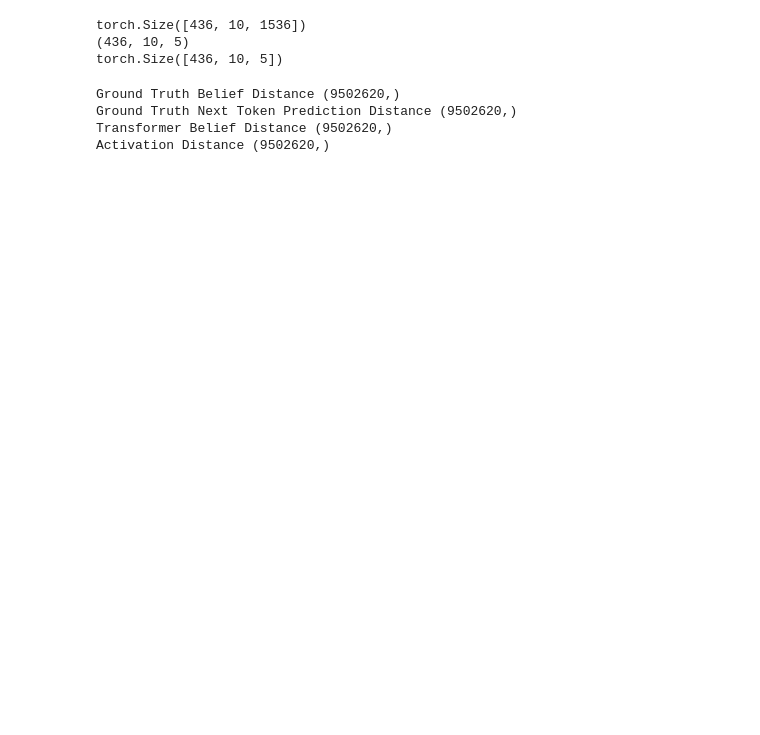
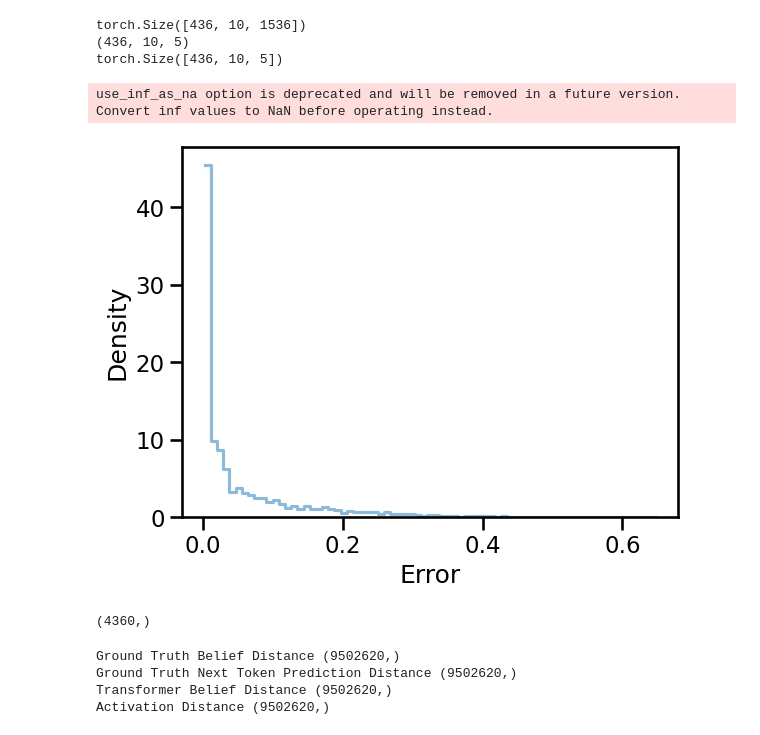
Before and after one commit to adamimos/epsilon-transformers, a Jupyter notebook: examples/rrxor_simplex.ipynb, the cells around one changed output. Saved outputs shown, nothing was run; the diff lists cells and outputs as text; code cells hidden in the pictures; blank space fills up the shorter version.

Commit message:
all the plots for the figures

```diff
--- a/examples/rrxor_simplex.ipynb
+++ b/examples/rrxor_simplex.ipynb
@@ -420,6 +420,21 @@ for b in range(n_batch):
 torch.Size([436, 10, 1536])
 (436, 10, 5)
 torch.Size([436, 10, 5])
+# %%
+# go row by row and compute the L2 distance between the ground truth belief and the transformer belief
+for i in range(len(df)):
+    df.loc[i, 'Error'] = np.linalg.norm(df.loc[i, 'Ground Truth Belief'] - df.loc[i, 'Transformer Belief'])
+# %%
+#histogram of errors
+sns.histplot(df['Error'], kde=False, alpha=0.5, element='step', stat='density', fill=False)
+plt.show()
+# %% [output]
+use_inf_as_na option is deprecated and will be removed in a future version. Convert inf values to NaN before operating instead.
+[figure, added]
+# %%
+np.array(df['Ground Truth Belief'].values - df['Transformer Belief'].values)
+# %% [output]
+(4360,)
 # %%
 import pandas as pd
 import numpy as np
```
Also changed, not shown: parts of 7 cells of this notebook.
